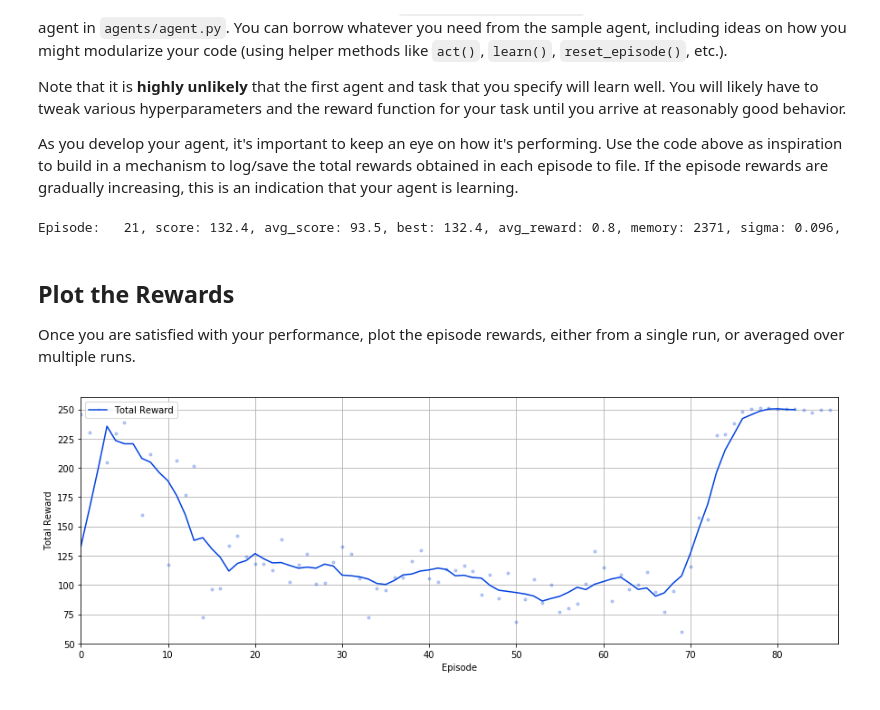
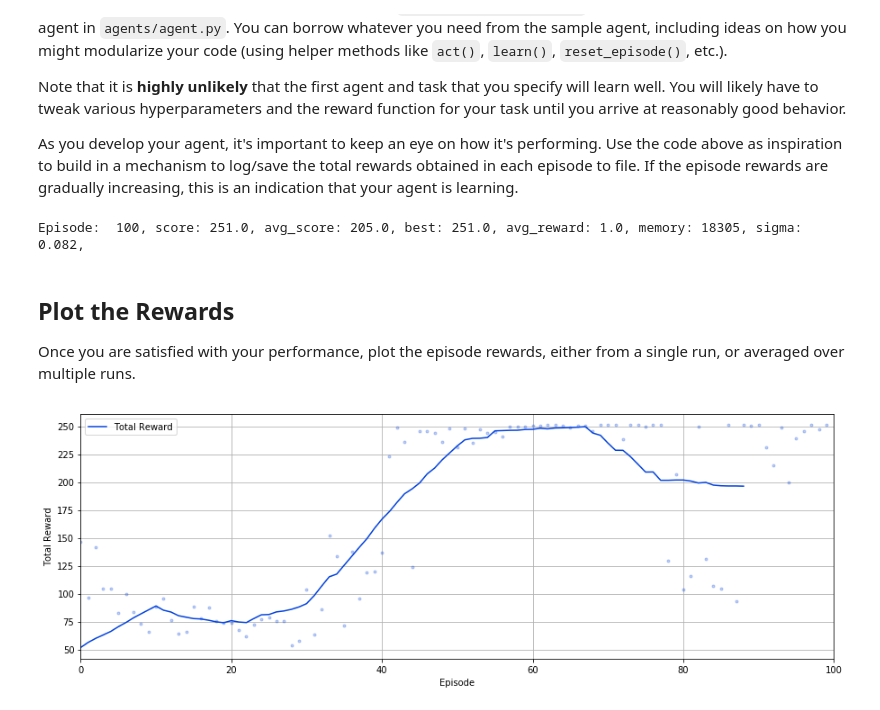
Before and after one commit to racersmith/RL_Quadcopter_2, a Jupyter notebook: Quadcopter_Project.ipynb, the cells around one changed output. Cells and saved outputs as stored; diff of their text form; code cells hidden in the pictures.

```diff
--- a/Quadcopter_Project.ipynb
+++ b/Quadcopter_Project.ipynb
@@ -233,18 +233,15 @@ target_position = np.array([0.0, 0.0, 10.0])
 task = Task(init_pose=init_pose,
             target_pos=target_position,
             pos_noise=0.25,
-#             ang_noise=0.02, # about 6.8 deg at 6 sigma.
+            ang_noise=None, # 0.02 about 6.8 deg at 6 sigma.
             vel_noise=0.1,
-#             ang_vel_noise=0.01
+            ang_vel_noise=None
            )
 
-noise = OUNoise(task.action_size, mu=0.0, theta=0.15, sigma=0.1)
+
 
 noise_annealing = 0.002
-noise_min_sigma = 0.001
-
-# noise_annealing = None
-# noise_min_sigma = None
+noise_min_sigma = 0.01
 
 # Restart training?
 if True:
@@ -253,13 +250,13 @@ if True:
     grades = []
     avg_reward = []
     best_score = -np.inf
+    noise = OUNoise(task.action_size, mu=0.0, theta=0.15, sigma=0.1)
 
 # Give agent control
 for i_episode in range(1, num_episodes+1):
     # Run with added noise
     state = agent.reset_episode() # start a new episode
     noise.reset(noise_annealing, noise_min_sigma)
-#     noise = OUNoise(4, mu=0.0, theta=np.random.uniform(0.04, 0.15), sigma=np.random.uniform(1e-4, 0.3))
     score = 0.0
     steps = 0
     while True:
@@ -293,36 +290,36 @@ for i_episode in range(1, num_episodes+1):
     print(text, end="")
     sys.stdout.flush()
 # %% [output]
-Episode:   21, score: 132.4, avg_score: 93.5, best: 132.4, avg_reward: 0.8, memory: 2371, sigma: 0.096,
+Episode:  100, score: 251.0, avg_score: 205.0, best: 251.0, avg_reward: 1.0, memory: 18305, sigma: 0.082,
 # %% [markdown]
 ## Plot the Rewards
 
 Once you are satisfied with your performance, plot the episode rewards, either from a single run, or averaged over multiple runs.
 # %%
-smooth = 7
+smooth = 21
 plt.figure(figsize=(15,5))
 plt.plot(scores, '.', alpha=0.25, color='xkcd:blue')
 plt.plot(np.convolve(scores, np.ones(smooth)/smooth)[(smooth-1)//2:-smooth],
          color='xkcd:blue',
          label='Total Reward')
 plt.ylabel('Total Reward')
 plt.legend(loc=2)
 plt.grid(True)
 
 # plt.twinx()
 # plt.plot(avg_reward, '.', alpha=0.25, color='xkcd:green')
 # plt.plot(np.convolve(avg_reward, np.ones(smooth)/smooth)[(smooth-1)//2:-smooth],
 #          color='xkcd:green',
 #          label='Avg Reward per Step')
 # plt.ylabel('Average Reward per Step')
 # plt.legend(loc=1)
 
 plt.xlabel("Episode")
 plt.xlim(0, len(scores))
 # plt.ylim(np.mean(scores)-1*np.std(scores), np.mean(scores)+1*np.std(scores))
 plt.show()
 # %% [output]
-[figure, old version]
+[figure, new version]
 # %%
 results = util.log_run(agent, 'DDPG.csv')
 util.plot_run(results)
```
Also changed, not shown: parts of 10 cells of this notebook, 4 other files.
